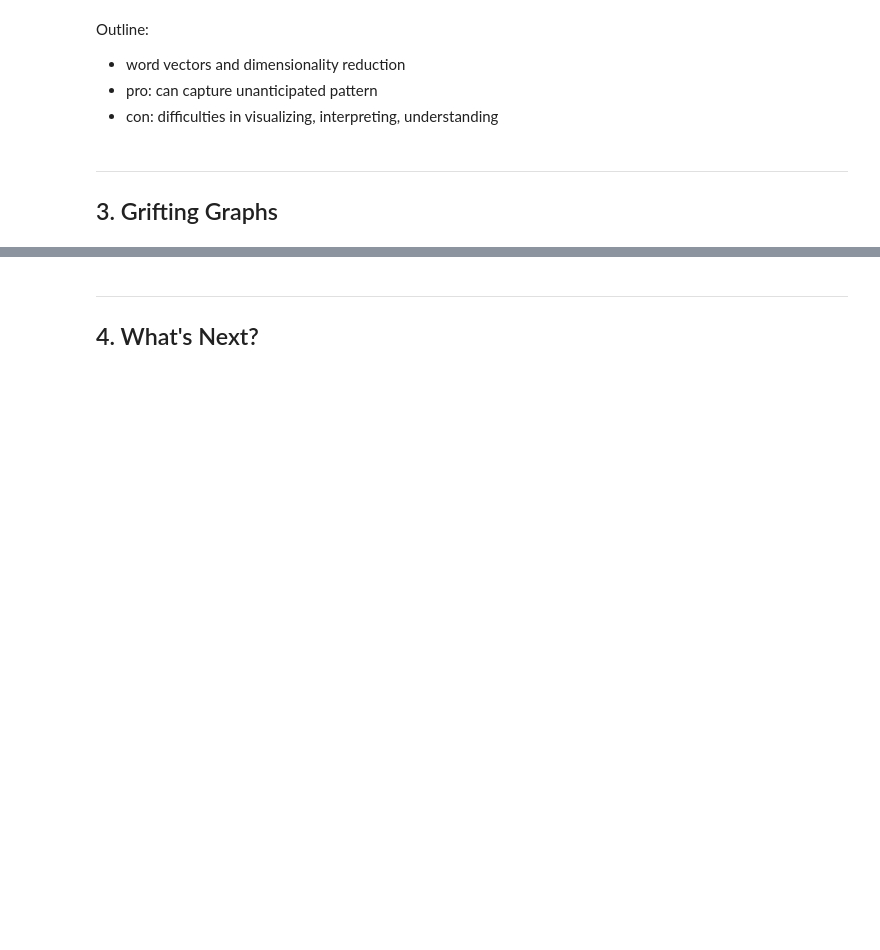
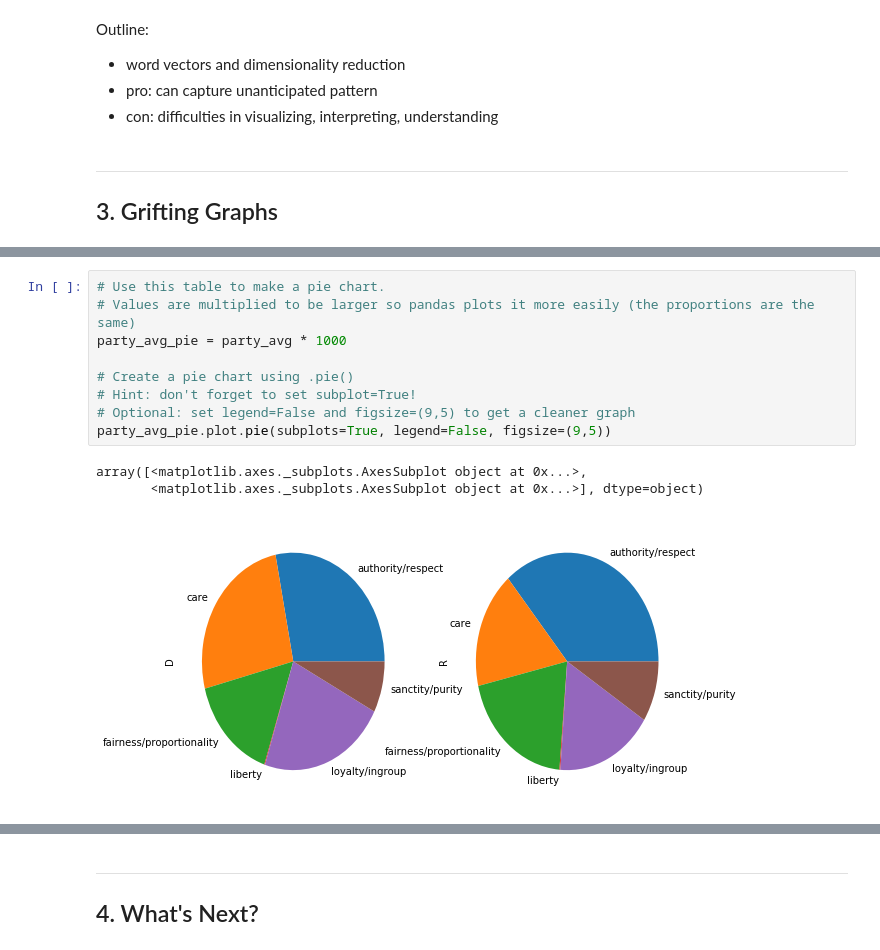
Before and after one commit to ds-modules/XRHETOR-R1A, a Jupyter notebook: 03-Rhetoric-of-Data.ipynb, the cells around one changed output, grey strips where cells are left out. Drawn from its saved outputs; the diff is of its cells as text; blank space fills up the shorter version.

```diff
--- a/03-Rhetoric-of-Data.ipynb
+++ b/03-Rhetoric-of-Data.ipynb
@@ -199,0 +266,13 @@ Outline:
+# %%
+# Use this table to make a pie chart.
+# Values are multiplied to be larger so pandas plots it more easily (the proportions are the same)
+party_avg_pie = party_avg * 1000
+
+# Create a pie chart using .pie()
+# Hint: don't forget to set subplot=True!
+# Optional: set legend=False and figsize=(9,5) to get a cleaner graph
+party_avg_pie.plot.pie(subplots=True, legend=False, figsize=(9,5))
+# %% [output]
+array([<matplotlib.axes._subplots.AxesSubplot object at 0x...>,
+       <matplotlib.axes._subplots.AxesSubplot object at 0x...>], dtype=object)
+[figure, added]
```
Also changed, not shown: parts of 21 cells of this notebook.
